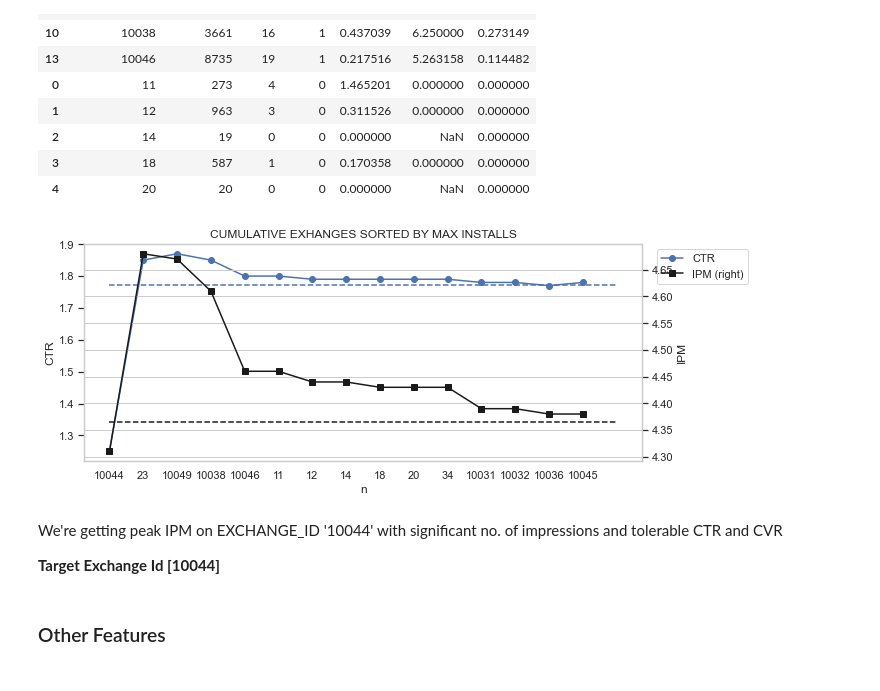
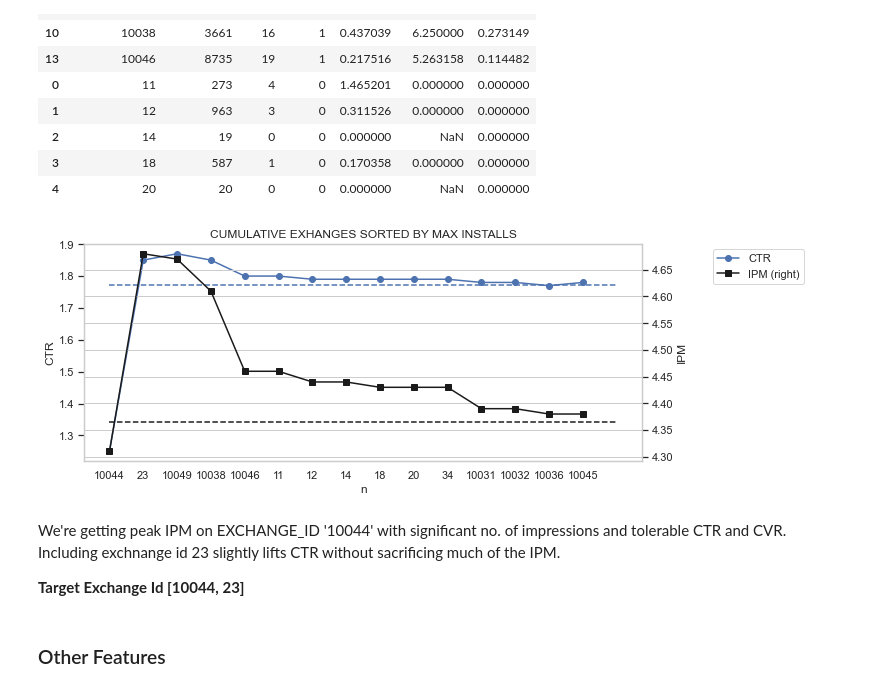
Before and after one commit to patcln/kayzen, a Jupyter notebook: stark analysis.ipynb, the cells around one changed output. Cells and saved outputs as stored; diff of their text form; code cells hidden in the pictures.

```diff
--- a/stark analysis.ipynb
+++ b/stark analysis.ipynb
@@ -675,23 +679,23 @@ exch.nlargest(10,'installs')
 # %%
 df, IPM_threshold, CVR_threshold, CTR_threshold = new_df(exch, 'installs', 16)
 
 #plot
 ax = df.plot(x='n', y='CTR', marker='o',title = 'CUMULATIVE EXHANGES SORTED BY MAX INSTALLS', color='b',figsize=(10, 4))
 ax2 = df.plot(x='n', y='IPM',secondary_y=True, color='k', marker='s', ax=ax)
 ax.set_ylabel('CTR')
 ax2.set_ylabel('IPM')
 plt.xticks(range(0,len(df.index)), df.n)
-ax.get_legend().set_bbox_to_anchor((1.2, 1))
+ax.get_legend().set_bbox_to_anchor((1.3, 1))
 
 #ploting threshold
 ax2.plot([0, 15], [IPM_threshold, IPM_threshold], "k--")
 ax.plot([0, 15], [CTR_threshold, CTR_threshold], "k--", color='b');
 # %% [output]
-[figure, old version]
+[figure, new version]
 # %% [markdown]
-We're getting peak IPM on EXCHANGE_ID '10044' with significant no. of impressions and tolerable CTR and CVR
+We're getting peak IPM on EXCHANGE_ID '10044' with significant no. of impressions and tolerable CTR and CVR. Including exchnange id 23 slightly lifts CTR without sacrificing much of the IPM.
 
-**Target Exchange Id [10044]** <br/>
+**Target Exchange Id [10044, 23]** <br/>
 # %% [markdown]
 ### Other Features
 # %% [markdown]
```
Also changed, not shown: parts of 25 cells of this notebook.
